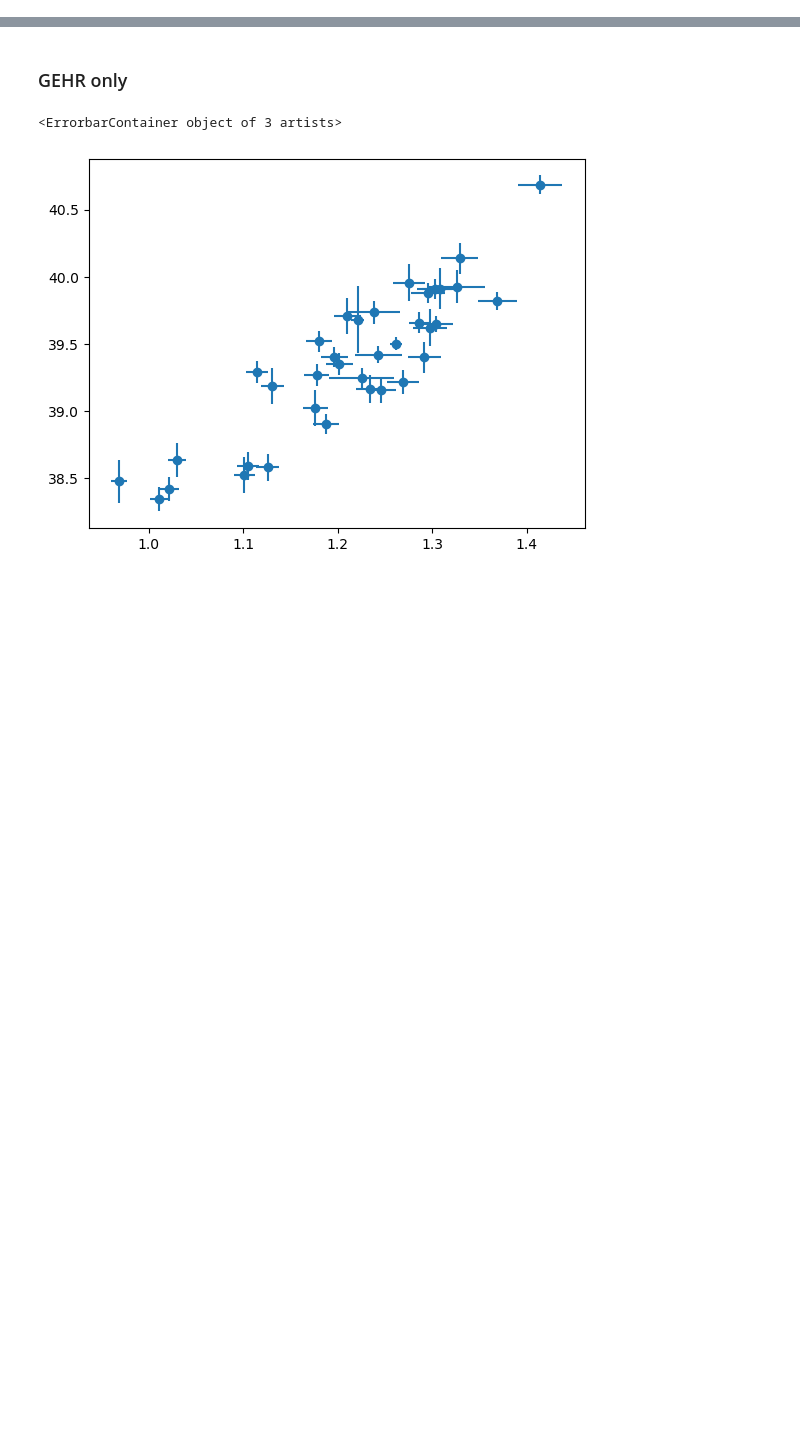
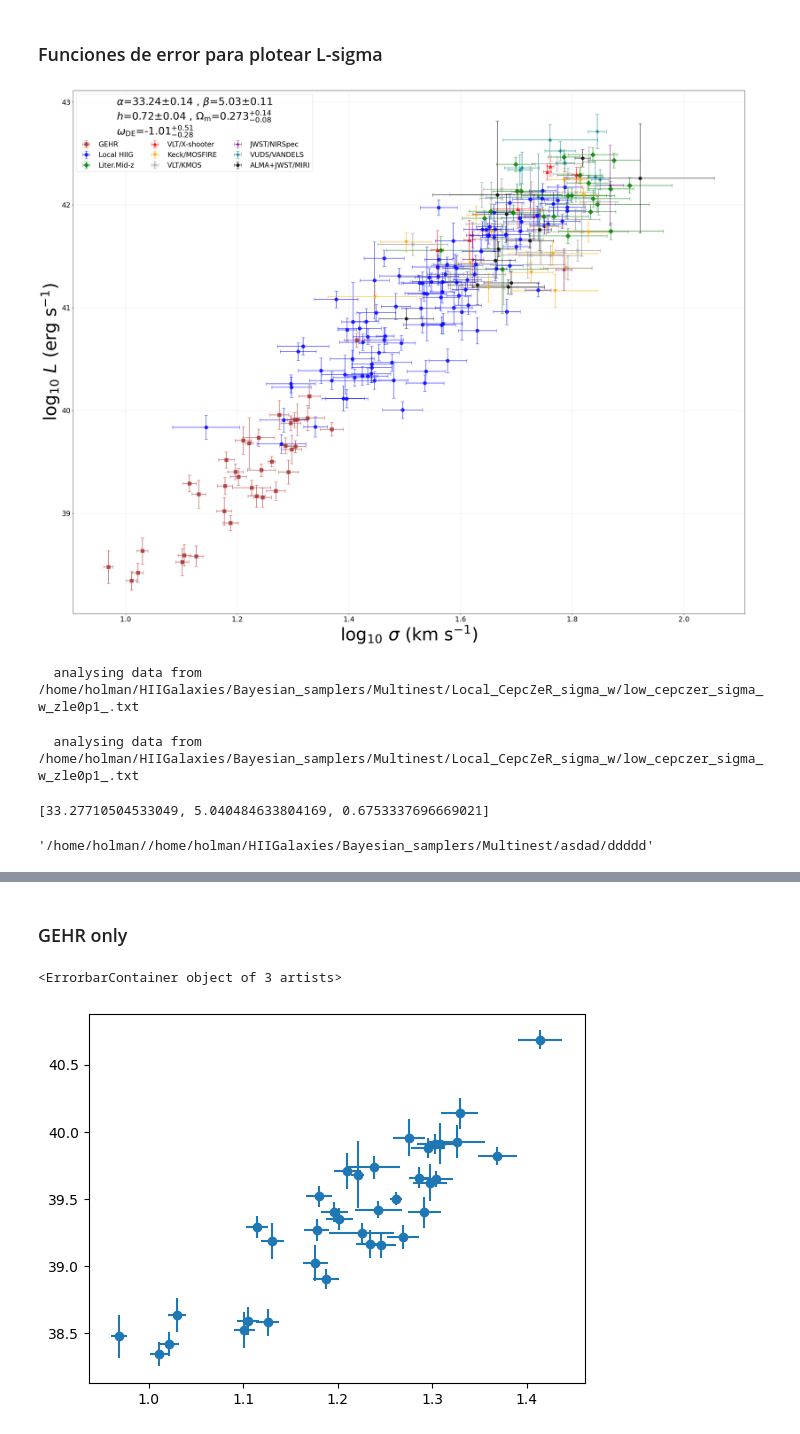
Before and after one commit to hol1m4n/HIIGalaxies, a Jupyter notebook: Bayesian_samplers/Multinest/GEHR_tests.ipynb, the cells around one changed output, grey strips where cells are left out. Saved outputs shown, nothing was run; the diff lists cells and outputs as text; code cells hidden in the pictures; blank space fills up the shorter version.

Commit message:
Last Ho results before presentation

```diff
--- a/Bayesian_samplers/Multinest/GEHR_tests.ipynb
+++ b/Bayesian_samplers/Multinest/GEHR_tests.ipynb
@@ -42,3 +42,5 @@ Table length=243
 | 240 | 6.631 | 0.0006631 | 1.6683172032850744 | 0.0326903926310125 | -18.13202632241748 | 0.0560488905833148 | 8.0 | -- |
 | 241 | 12.34 | 0.001234 | 1.921901920120028 | 0.1325357833998791 | -18.058301218609696 | 0.5296224254865345 | 8.0 | -- |
 | 242 | 14.18 | 0.001418 | 1.6657775571749098 | 0.1155950007799937 | -18.35654732351381 | 0.7197321302666393 | 8.0 | -- |
+# %% [markdown]
+### Funciones de error para plotear L-sigma
@@ -44,0 +237,64 @@ Table length=243
+# %%
+fig, ax = plt.subplots(figsize=(28.617329728, 22.592767987), dpi = 100)
+
+
+L_sigma_plotter(DF=LS_tab,ax=ax,codeX=0.0,h=0.70,e_h=0.041)
+L_sigma_plotter(DF=LS_tab,ax=ax,codeX=1.0,h=0.70,e_h=0.041)
+L_sigma_plotter(DF=LS_tab,ax=ax,codeX=2.0,h=0.70,e_h=0.041)
+L_sigma_plotter(DF=LS_tab,ax=ax,codeX=3.0,h=0.70,e_h=0.041)
+L_sigma_plotter(DF=LS_tab,ax=ax,codeX=4.0,h=0.70,e_h=0.041)
+L_sigma_plotter(DF=LS_tab,ax=ax,codeX=5.0,h=0.70,e_h=0.041)
+L_sigma_plotter(DF=LS_tab,ax=ax,codeX=6.0,h=0.70,e_h=0.041)
+L_sigma_plotter(DF=LS_tab,ax=ax,codeX=7.0,h=0.70,e_h=0.041)
+L_sigma_plotter(DF=LS_tab,ax=ax,codeX=8.0,h=0.70,e_h=0.041)
+
+#GEHR_plotter_code0(DF=LS_tab,ax=ax)
+#HIIGlocal_plotter_code1(DF=LS_tab,ax=ax,mode='Local',h=0.680,e_h=0.041)
+
+
+ax.set_xlabel(r"$\log_{10}\, \sigma\ \mathrm{(km\ s^{-1})}$", fontsize = 50)
+ax.set_ylabel(r"$\log_{10}\, L\ \mathrm{(erg\ s^{-1})}$", fontsize = 50)
+ax.legend()
+ax.grid(True, alpha=0.3)
+ax.tick_params(axis='x', labelsize=20) # Changes x-axis tick label font size
+ax.tick_params(axis='y', labelsize=20)
+
+
+ax.legend(ncol= 3,
+          title=r"$\alpha$=33.24$\pm$0.14 , "  +
+          r"$\beta$=5.03$\pm$0.11" + "\n" +
+          r"$h$=0.72$\pm$0.04 , "  +
+          r"$\Omega_\text{m}$=0.273$^{+0.14}_{-0.08}$" + "\n" +
+          r"$\omega_\text{DE}$=-1.01$^{+0.51}_{-0.28}$",
+          title_fontsize=30,
+          fontsize = 20)
+
+
+plt.tight_layout()
+plt.show()
+# %% [output]
+[figure, added]
+# %%
+prefix = '/home/holman/HIIGalaxies/Bayesian_samplers/Multinest/Local_CepcZeR_sigma_w/low_cepczer_sigma_w_zle0p1_'
+samples  = pymultinest.analyse.Analyzer(n_params = 3, outputfiles_basename=prefix)
+# %% [output]
+  analysing data from /home/holman/HIIGalaxies/Bayesian_samplers/Multinest/Local_CepcZeR_sigma_w/low_cepczer_sigma_w_zle0p1_.txt
+# %%
+analyzer = pymultinest.analyse.Analyzer(
+    n_params=3,
+    outputfiles_basename=prefix
+)
+
+stats = analyzer.get_stats()
+# %% [output]
+  analysing data from /home/holman/HIIGalaxies/Bayesian_samplers/Multinest/Local_CepcZeR_sigma_w/low_cepczer_sigma_w_zle0p1_.txt
+# %%
+stats['modes'][0]['mean']
+# %% [output]
+[33.27710504533049, 5.040484633804169, 0.6753337696669021]
+# %%
+home_Ho = os.path.expanduser("~//home/holman/HIIGalaxies/Bayesian_samplers/Multinest/")    # Path para los resultados
+results_path = os.path.join(home_Ho, 'asdad','ddddd')
+results_path
+# %% [output]
+'/home/holman//home/holman/HIIGalaxies/Bayesian_samplers/Multinest/asdad/ddddd'
```
Also changed, not shown: parts of 7 cells of this notebook, 47 other files.
